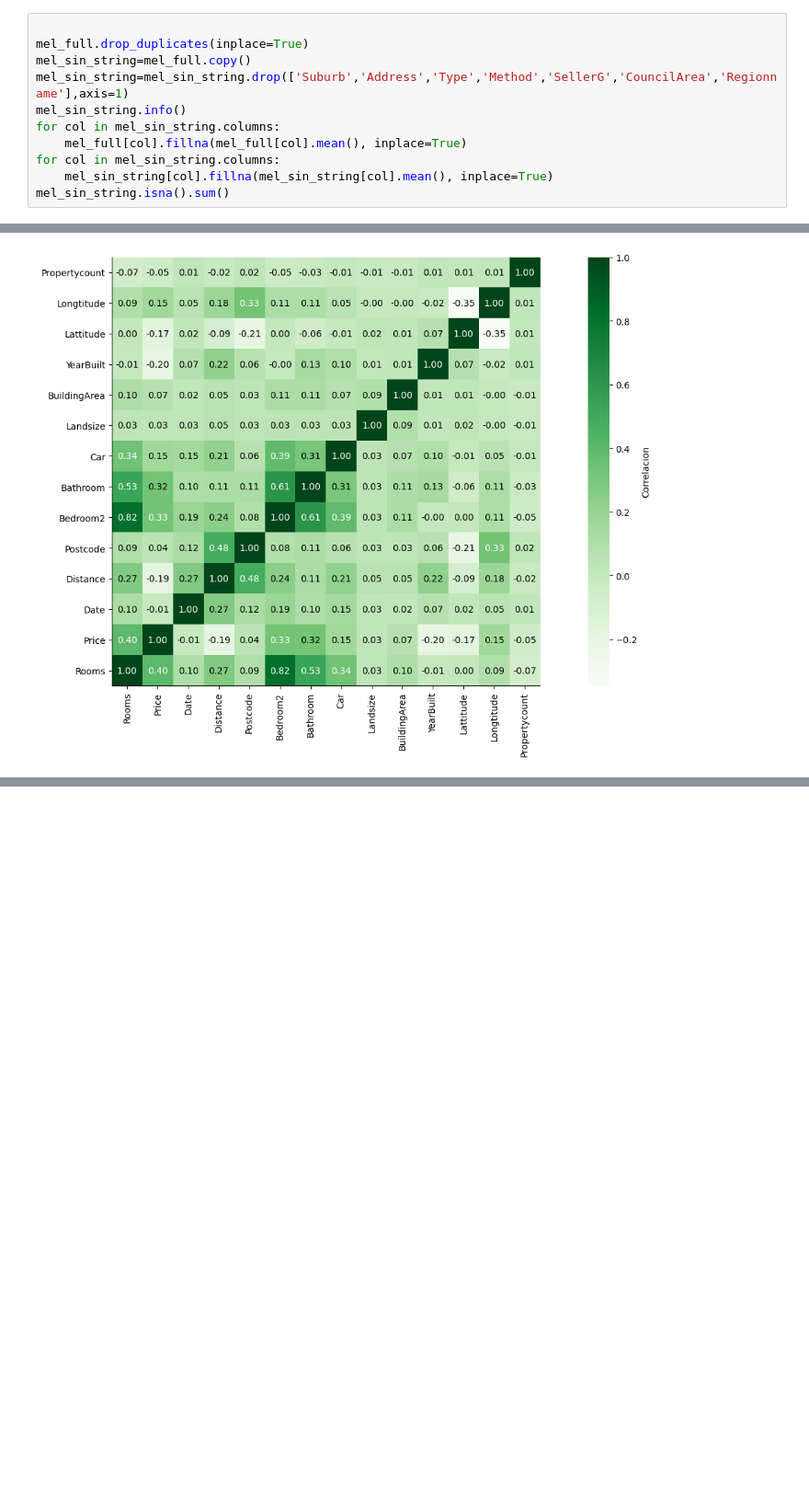
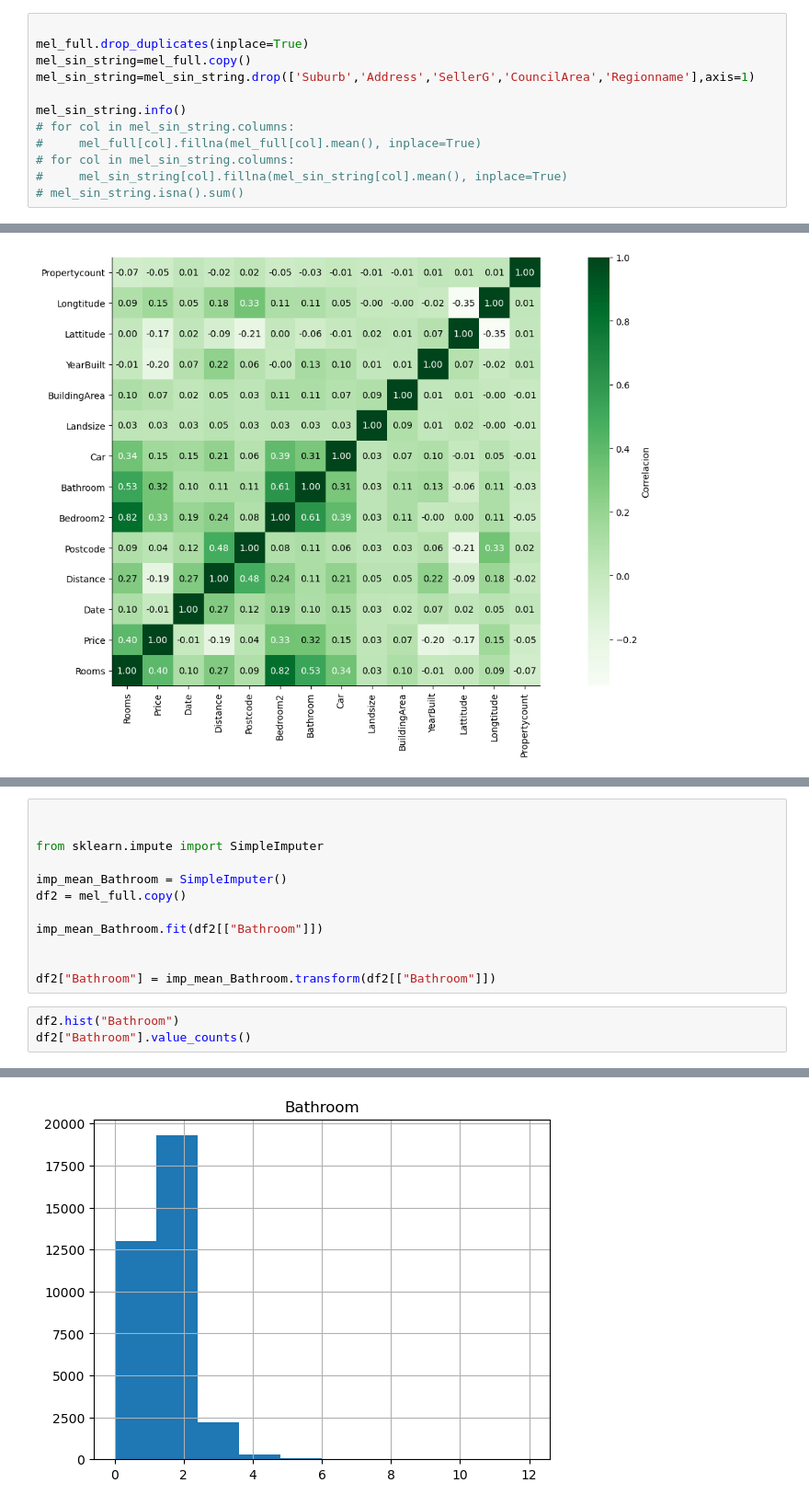
Before and after one commit to daferre01/BIGDATA-IA, a Jupyter notebook: IA/MachineLearning/melbourne.ipynb, the cells around one changed output, grey strips where cells are left out. Shown: that part at 92% size. Saved outputs shown, nothing was run; the diff lists cells and outputs as text; blank space fills up the shorter version.

```diff
--- a/IA/MachineLearning/melbourne.ipynb
+++ b/IA/MachineLearning/melbourne.ipynb
@@ -340,13 +357,14 @@ dtype: int64
 
 mel_full.drop_duplicates(inplace=True)
 mel_sin_string=mel_full.copy()
-mel_sin_string=mel_sin_string.drop(['Suburb','Address','Type','Method','SellerG','CouncilArea','Regionname'],axis=1)
+mel_sin_string=mel_sin_string.drop(['Suburb','Address','SellerG','CouncilArea','Regionname'],axis=1)
+
 mel_sin_string.info()
-for col in mel_sin_string.columns:
-    mel_full[col].fillna(mel_full[col].mean(), inplace=True)
-for col in mel_sin_string.columns:
-    mel_sin_string[col].fillna(mel_sin_string[col].mean(), inplace=True)
-mel_sin_string.isna().sum()
+# for col in mel_sin_string.columns:
+#     mel_full[col].fillna(mel_full[col].mean(), inplace=True)
+# for col in mel_sin_string.columns:
+#     mel_sin_string[col].fillna(mel_sin_string[col].mean(), inplace=True)
+# mel_sin_string.isna().sum()
 # %% [output]
 <class 'pandas.core.frame.DataFrame'>
 Index: 34856 entries, 0 to 34856
@@ -424,0 +418,16 @@ mae: 329725.0705311968   rmse: 493778.4887886625 r2_score: 0.23312707017083556
+# %%
+
+
+from sklearn.impute import SimpleImputer
+
+imp_mean_Bathroom = SimpleImputer()
+df2 = mel_full.copy()
+
+imp_mean_Bathroom.fit(df2[["Bathroom"]])
+
+
+df2["Bathroom"] = imp_mean_Bathroom.transform(df2[["Bathroom"]])
+# %%
+df2.hist("Bathroom")
+df2["Bathroom"].value_counts()
+# %% [output]
@@ -424,0 +448 @@ mae: 329725.0705311968   rmse: 493778.4887886625 r2_score: 0.23312707017083556
+[figure, added]
```
Also changed, not shown: parts of 7 cells of this notebook.
